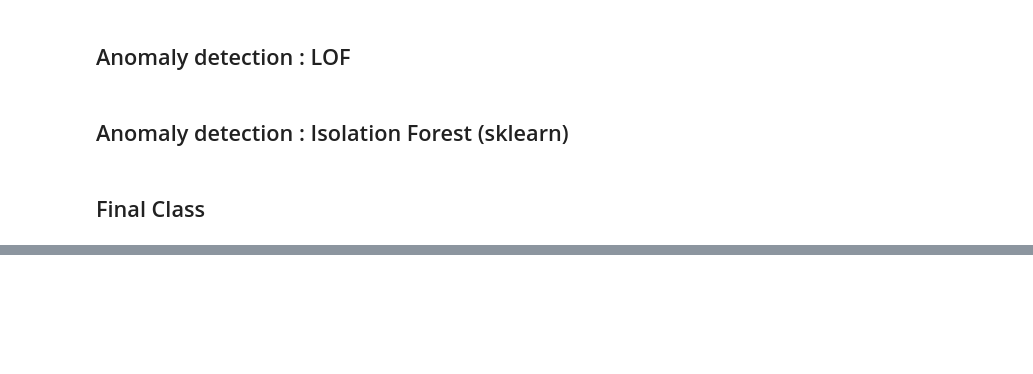
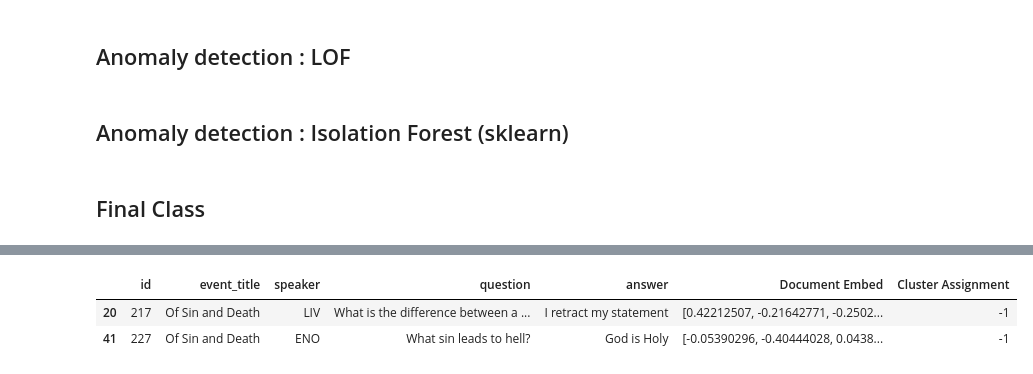
Before and after one commit to peterYudhistira/audio-scribo-comperio-experiments, a Jupyter notebook: Finalized/finalized workflow.ipynb, the cells around one changed output, grey strips where cells are left out. Cells and saved outputs as stored; diff of their text form; code cells hidden in the pictures; blank space fills up the shorter version.

Commit message:
[16/05/2023][2] Implemented the class and tested it, but only for DBSCAN - Embedding approach. Next is DBSCAN - LDA.

```diff
--- a/Finalized/finalized workflow.ipynb
+++ b/Finalized/finalized workflow.ipynb
@@ -679,0 +783,5 @@ class AnomalyDetector():
+# %%
+goofyDH = ad.dh
+goofyModel = ad.model
+
+ad = AnomalyDetector(dh=goofyDH, model=goofyModel)
@@ -679,0 +790,8 @@ class AnomalyDetector():
+# %%
+myOutliers, myGoods = ad.GetAnomalies_DBSCAN_Embedding(isWeighted=True, aggregateMethod="avg", epsilon=3, minsamp=5)
+# %%
+myOutliers
+# %% [output]
+|  | id | event_title | speaker | question | answer | Document Embed | Cluster Assignment |
+| 20 | 217 | Of Sin and Death | LIV | What is the difference between a ... | I retract my statement | [0.42212507, -0.21642771, -0.2502... | -1 |
+| 41 | 227 | Of Sin and Death | ENO | What sin leads to hell? | God is Holy | [-0.05390296, -0.40444028, 0.0438... | -1 |
```
Also changed, not shown: parts of 4 cells of this notebook.
